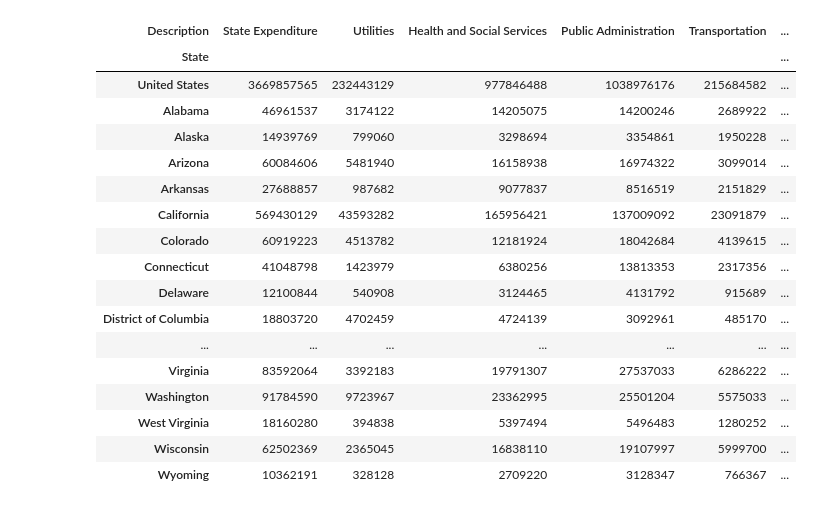
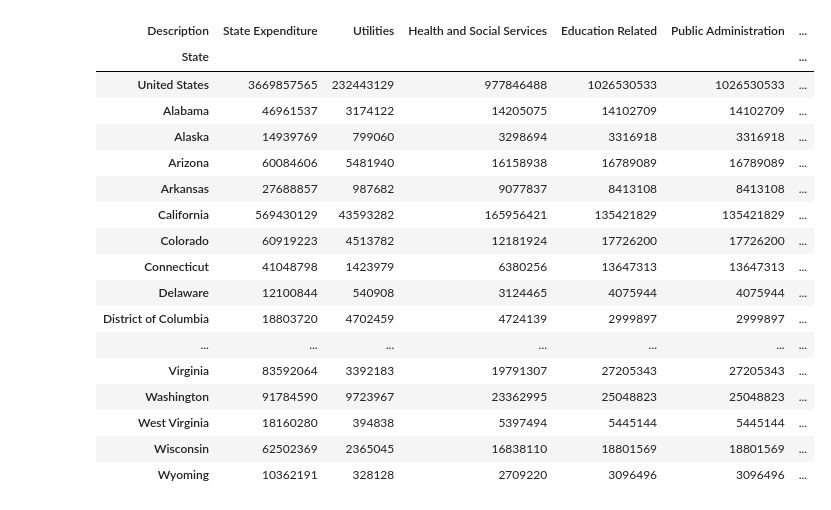
Before and after one commit to uchicago-2023-capp30122/30122-project-cappy-funding, a Jupyter notebook: clean_notebook.ipynb, the cells around one changed output. Saved outputs shown, nothing was run; the diff lists cells and outputs as text; code cells hidden in the pictures.

```diff
--- a/clean_notebook.ipynb
+++ b/clean_notebook.ipynb
@@ -31,68 +31,72 @@ others = ["Utility expenditure", "Expenditure1"]
 # Retains only required rows
 df = df[df["Description"].isin(social + educ + govt + transport + others)]
 
-# Education (Education + Libraries) - 61
-# Health & Social Services (Public welfare + Hospitals + Health + Security + Employment security administration +  Veterans' services) - 62
-# Government Administration (Financial administration + Judicial and legal + General public buildings + Other governmental administration) - 92
-# Utilities (Utility expenditure) - 22
-# Transportation (Highways, Air transportation (airports), Parking facilities, Sea and inland port facilities) - 48/49
+# # Education (Education + Libraries) - 61
+# # Health & Social Services (Public welfare + Hospitals + Health + Security + Employment security administration +  Veterans' services) - 62
+# # Government Administration (Financial administration + Judicial and legal + General public buildings + Other governmental administration) - 92
+# # Utilities (Utility expenditure) - 22
+# # Transportation (Highways, Air transportation (airports), Parking facilities, Sea and inland port facilities) - 48/49
 
-# Transposes dataframe and rename columns
+# # Transposes dataframe and rename columns
 df = df.transpose()
 df.columns = df.iloc[0]
 df = df[1:]
 df.reset_index(inplace=True)
 df.rename(columns = {'Expenditure1':'State Expenditure',
 "index" : "State", "Utility expenditure" : "Utilities"}, inplace = True)
 
 for col in [col for col in df.columns]:
     if col != "State":
         df[col] = df[col].str.replace(',','')
         df[col] = df[col].astype(int)
 
 df["Health and Social Services"] = df[social].sum(axis=1)
-df["Education"] = df[educ].sum(axis=1)
+df["Education Related"] = df[educ].sum(axis=1)
 df["Public Administration"] = df[educ].sum(axis=1)
 df["Transportation"] = df[transport].sum(axis=1)
 df.drop(columns = social + educ + govt + transport, inplace=True)
 df['State'] = df['State'].replace('United States Total','United States')
 
 required_col_names = [col for col in df.columns[1:]]
 
 for col in [col for col in required_col_names]:
     if col == "State Expenditure":
         col_name = col + " as % of US Expenditure"
+        df["State Total as % of US Total"] = \
+            df.apply(lambda x : (x[col] / int(df.loc[df["State"] ==
+                "United States", col])) * 100, axis = 1)
+
     else:
         col_name = col + " (State Expenditure as % of Total US)"
+        df[col + " (State as % of US)"] = \
+            df.apply(lambda x : (x[col] / int(df.loc[df["State"] ==
+                "United States", col])) * 100, axis = 1)
 
-    df[col + " (State Expenditure as % of Total US)"] = \
-        df.apply(lambda x : (x[col] / int(df.loc[df["State"] ==
-            "United States", col])) * 100, axis = 1)
-    df[col + " (as % of Total State Expenditure)"] = (df[col] /
-    df["State Expenditure"] * 100)
+        df[col + " (% of State Expenditure)"] = (df[col] /
+        df["State Expenditure"] * 100)
 
 df.set_index(["State"], inplace = True)
 
 df
 # %% [output]
-| Description | State Expenditure | Utilities | Health and Social Services | Public Administration | Transportation | ... |
+| Description | State Expenditure | Utilities | Health and Social Services | Education Related | Public Administration | ... |
 | State |  |  |  |  |  | ... |
-| United States | 3669857565 | 232443129 | 977846488 | 1038976176 | 215684582 | ... |
-| Alabama | 46961537 | 3174122 | 14205075 | 14200246 | 2689922 | ... |
-| Alaska | 14939769 | 799060 | 3298694 | 3354861 | 1950228 | ... |
-| Arizona | 60084606 | 5481940 | 16158938 | 16974322 | 3099014 | ... |
-| Arkansas | 27688857 | 987682 | 9077837 | 8516519 | 2151829 | ... |
-| California | 569430129 | 43593282 | 165956421 | 137009092 | 23091879 | ... |
-| Colorado | 60919223 | 4513782 | 12181924 | 18042684 | 4139615 | ... |
-| Connecticut | 41048798 | 1423979 | 6380256 | 13813353 | 2317356 | ... |
-| Delaware | 12100844 | 540908 | 3124465 | 4131792 | 915689 | ... |
-| District of Columbia | 18803720 | 4702459 | 4724139 | 3092961 | 485170 | ... |
+| United States | 3669857565 | 232443129 | 977846488 | 1026530533 | 1026530533 | ... |
+| Alabama | 46961537 | 3174122 | 14205075 | 14102709 | 14102709 | ... |
+| Alaska | 14939769 | 799060 | 3298694 | 3316918 | 3316918 | ... |
+| Arizona | 60084606 | 5481940 | 16158938 | 16789089 | 16789089 | ... |
+| Arkansas | 27688857 | 987682 | 9077837 | 8413108 | 8413108 | ... |
+| California | 569430129 | 43593282 | 165956421 | 135421829 | 135421829 | ... |
+| Colorado | 60919223 | 4513782 | 12181924 | 17726200 | 17726200 | ... |
+| Connecticut | 41048798 | 1423979 | 6380256 | 13647313 | 13647313 | ... |
+| Delaware | 12100844 | 540908 | 3124465 | 4075944 | 4075944 | ... |
+| District of Columbia | 18803720 | 4702459 | 4724139 | 2999897 | 2999897 | ... |
 | ... | ... | ... | ... | ... | ... | ... |
-| Virginia | 83592064 | 3392183 | 19791307 | 27537033 | 6286222 | ... |
-| Washington | 91784590 | 9723967 | 23362995 | 25501204 | 5575033 | ... |
-| West Virginia | 18160280 | 394838 | 5397494 | 5496483 | 1280252 | ... |
-| Wisconsin | 62502369 | 2365045 | 16838110 | 19107997 | 5999700 | ... |
-| Wyoming | 10362191 | 328128 | 2709220 | 3128347 | 766367 | ... |
+| Virginia | 83592064 | 3392183 | 19791307 | 27205343 | 27205343 | ... |
+| Washington | 91784590 | 9723967 | 23362995 | 25048823 | 25048823 | ... |
+| West Virginia | 18160280 | 394838 | 5397494 | 5445144 | 5445144 | ... |
+| Wisconsin | 62502369 | 2365045 | 16838110 | 18801569 | 18801569 | ... |
+| Wyoming | 10362191 | 328128 | 2709220 | 3096496 | 3096496 | ... |
 # %%
 pop_df = pd.read_csv("us_census_population.csv")
 pop_df = pop_df.iloc[:,0:2]
```
Also changed, not shown: parts of 3 cells of this notebook.
